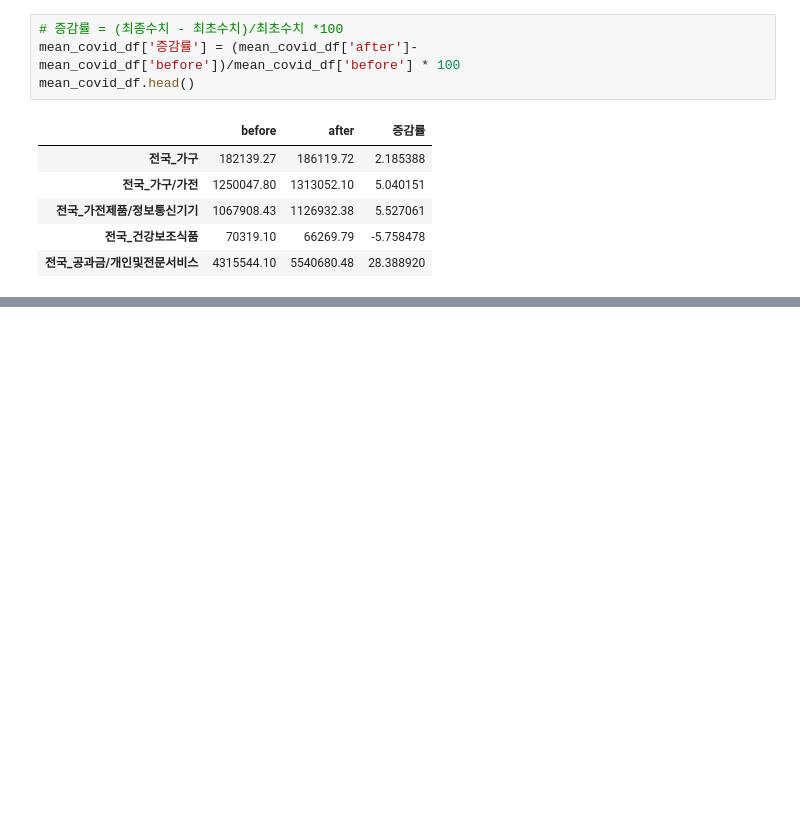
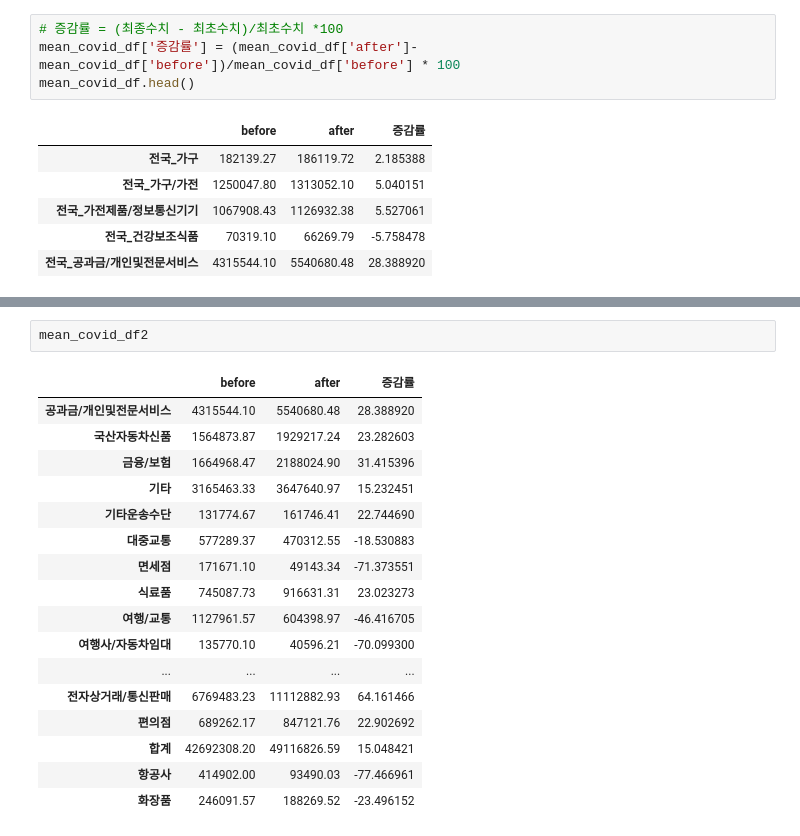
Before and after one commit to shshjhjh4455/AI_First_Project, a Jupyter notebook: ha_jupyter/0902.ipynb, the cells around one changed output, grey strips where cells are left out. Saved outputs shown, nothing was run; the diff lists cells and outputs as text; blank space fills up the shorter version.

```diff
--- a/ha_jupyter/0902.ipynb
+++ b/ha_jupyter/0902.ipynb
@@ -526,0 +562,20 @@ mean_covid_df.head()
+# %%
+mean_covid_df2
+# %% [output]
+|  | before | after | 증감률 |
+| 공과금/개인및전문서비스 | 4315544.10 | 5540680.48 | 28.388920 |
+| 국산자동차신품 | 1564873.87 | 1929217.24 | 23.282603 |
+| 금융/보험 | 1664968.47 | 2188024.90 | 31.415396 |
+| 기타 | 3165463.33 | 3647640.97 | 15.232451 |
+| 기타운송수단 | 131774.67 | 161746.41 | 22.744690 |
+| 대중교통 | 577289.37 | 470312.55 | -18.530883 |
+| 면세점 | 171671.10 | 49143.34 | -71.373551 |
+| 식료품 | 745087.73 | 916631.31 | 23.023273 |
+| 여행/교통 | 1127961.57 | 604398.97 | -46.416705 |
+| 여행사/자동차임대 | 135770.10 | 40596.21 | -70.099300 |
+| ... | ... | ... | ... |
+| 전자상거래/통신판매 | 6769483.23 | 11112882.93 | 64.161466 |
+| 편의점 | 689262.17 | 847121.76 | 22.902692 |
+| 합계 | 42692308.20 | 49116826.59 | 15.048421 |
+| 항공사 | 414902.00 | 93490.03 | -77.466961 |
+| 화장품 | 246091.57 | 188269.52 | -23.496152 |
```
Also changed, not shown: parts of 6 cells of this notebook.
